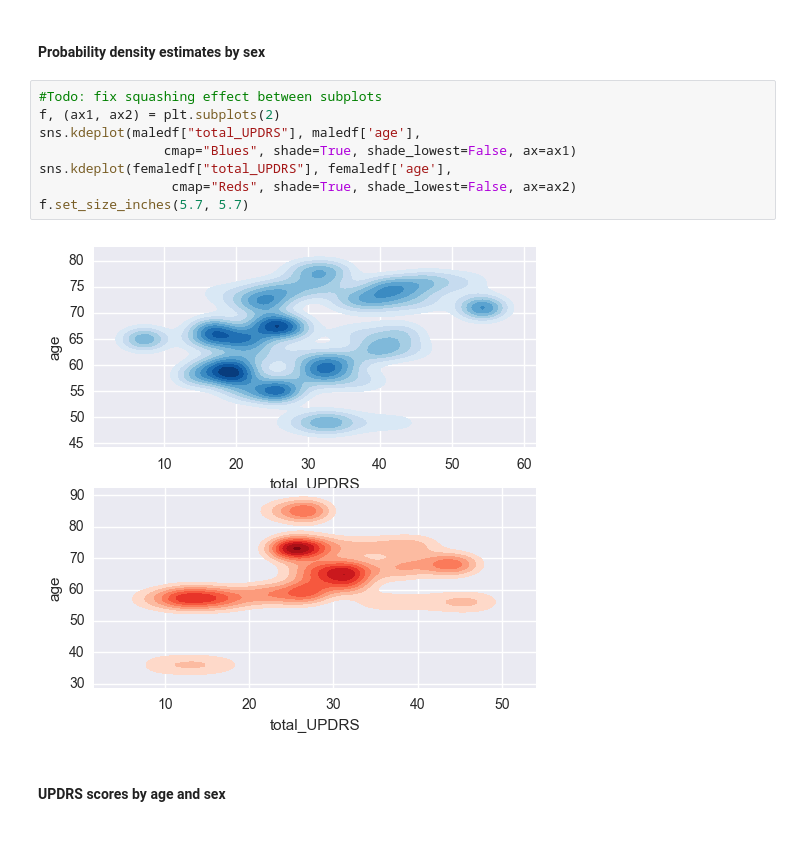
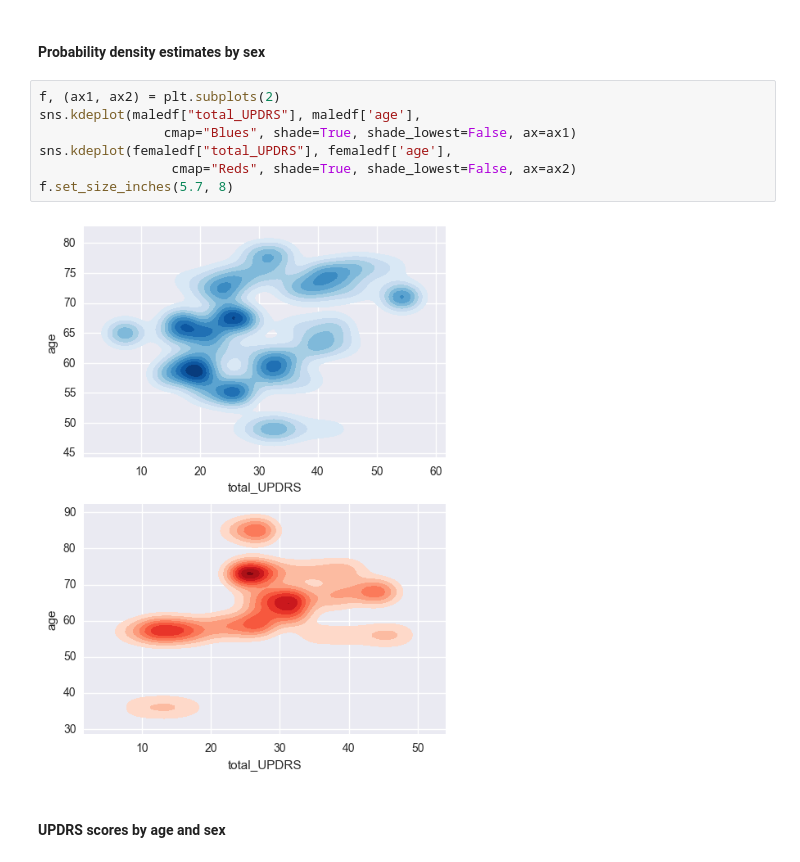
Before and after one commit to koelyl/Predict-Parkinsons, a Jupyter notebook: Parkinsons Prediction.ipynb, the cells around one changed output. Drawn from its saved outputs; the diff is of its cells as text.

Commit message:
Fix squashing effect in subplots, edit intro for clarity

```diff
--- a/Parkinsons Prediction.ipynb
+++ b/Parkinsons Prediction.ipynb
@@ -139,15 +139,14 @@ ax.set_xticklabels(['Male', 'Female'])
 # %% [markdown]
 #### Probability density estimates by sex
 # %%
-#Todo: fix squashing effect between subplots
 f, (ax1, ax2) = plt.subplots(2)
 sns.kdeplot(maledf["total_UPDRS"], maledf['age'],
                 cmap="Blues", shade=True, shade_lowest=False, ax=ax1)
 sns.kdeplot(femaledf["total_UPDRS"], femaledf['age'],
                  cmap="Reds", shade=True, shade_lowest=False, ax=ax2)
-f.set_size_inches(5.7, 5.7)
+f.set_size_inches(5.7, 8)
 # %% [output]
-[figure, old version]
+[figure, new version]
 # %% [markdown]
 #### UPDRS scores by age and sex
 # %%
```
Also changed, not shown: parts of 1 cell of this notebook.
